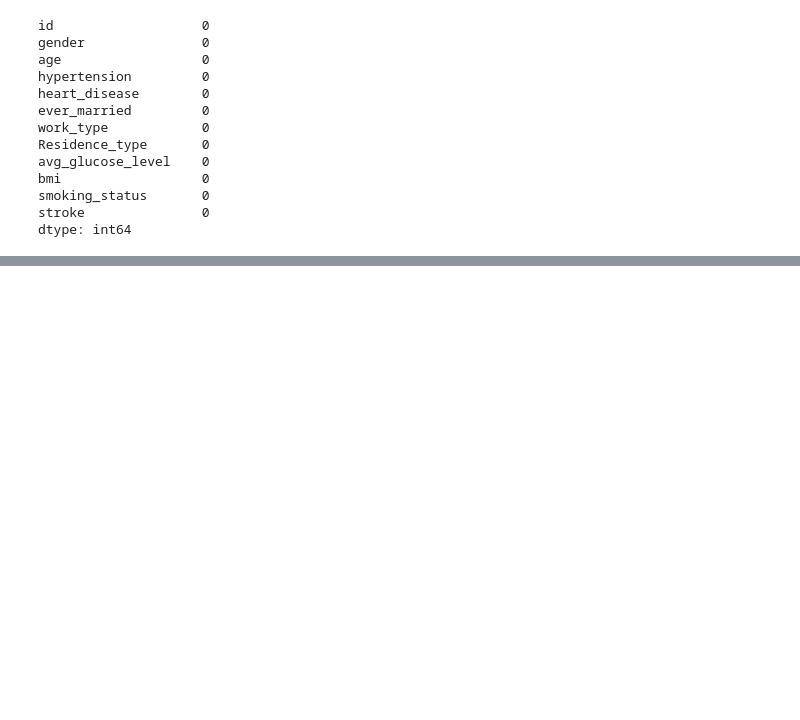
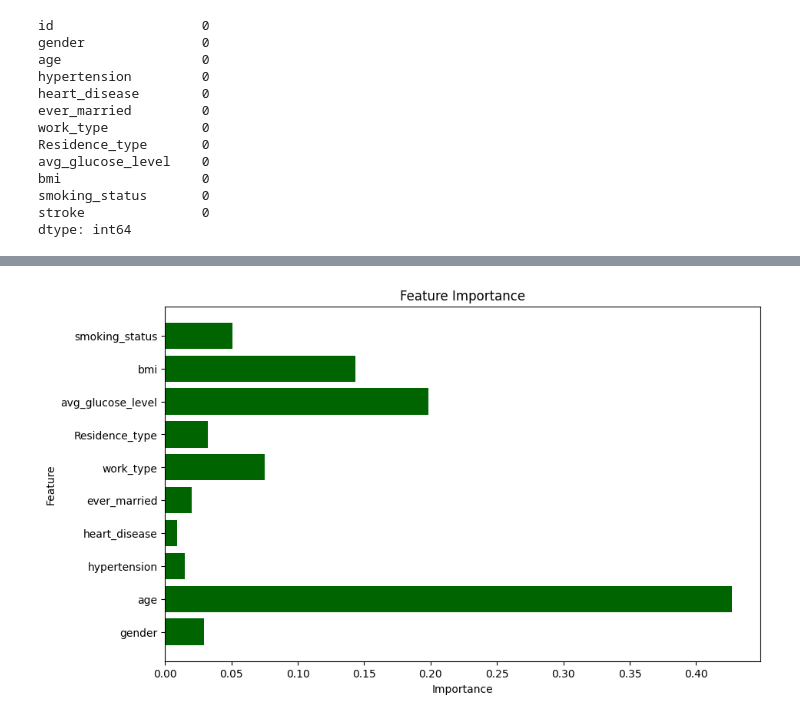
Before and after one commit to Zachery-Davis/Data-Mining-Project-5, a Jupyter notebook: Project5.ipynb, the cells around one changed output, grey strips where cells are left out. Saved outputs shown, nothing was run; the diff lists cells and outputs as text; code cells hidden in the pictures; blank space fills up the shorter version.

```diff
--- a/Project5.ipynb
+++ b/Project5.ipynb
@@ -110,9 +159,11 @@ plt.show()
 # %%
 importances = rf_model.feature_importances_
 feature_names = X.columns
 plt.figure(figsize=(10, 6))
-plt.barh(feature_names, importances, color='lightblue')
+plt.barh(feature_names, importances, color='darkgreen')
 plt.title('Feature Importance')
 plt.xlabel('Importance')
 plt.ylabel('Feature')
 plt.show()
+# %% [output]
+[figure, added]
```
Also changed, not shown: parts of 8 cells of this notebook.
